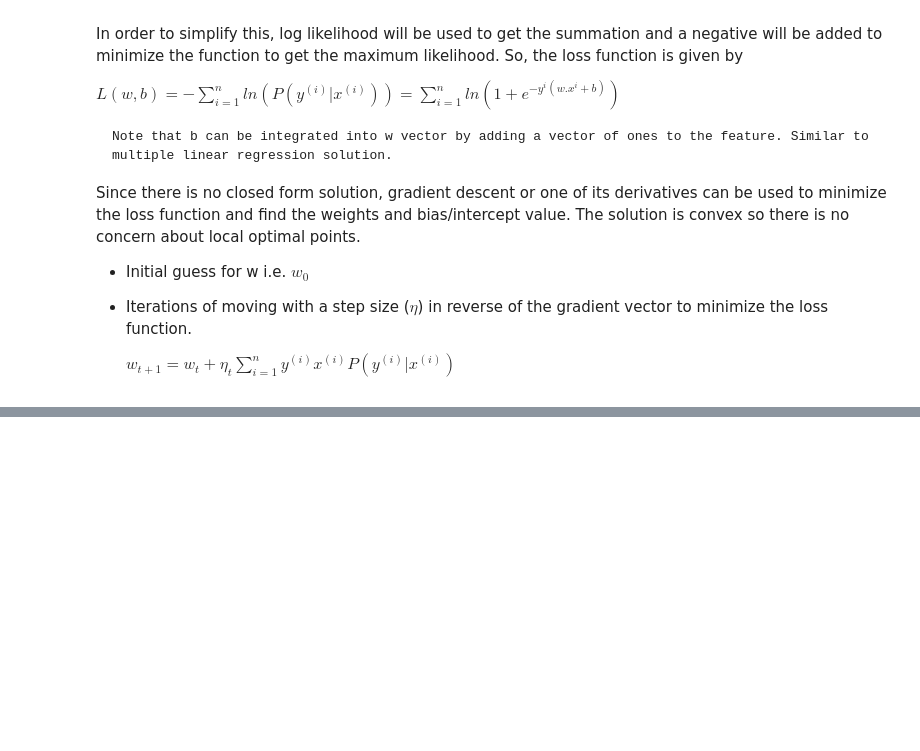
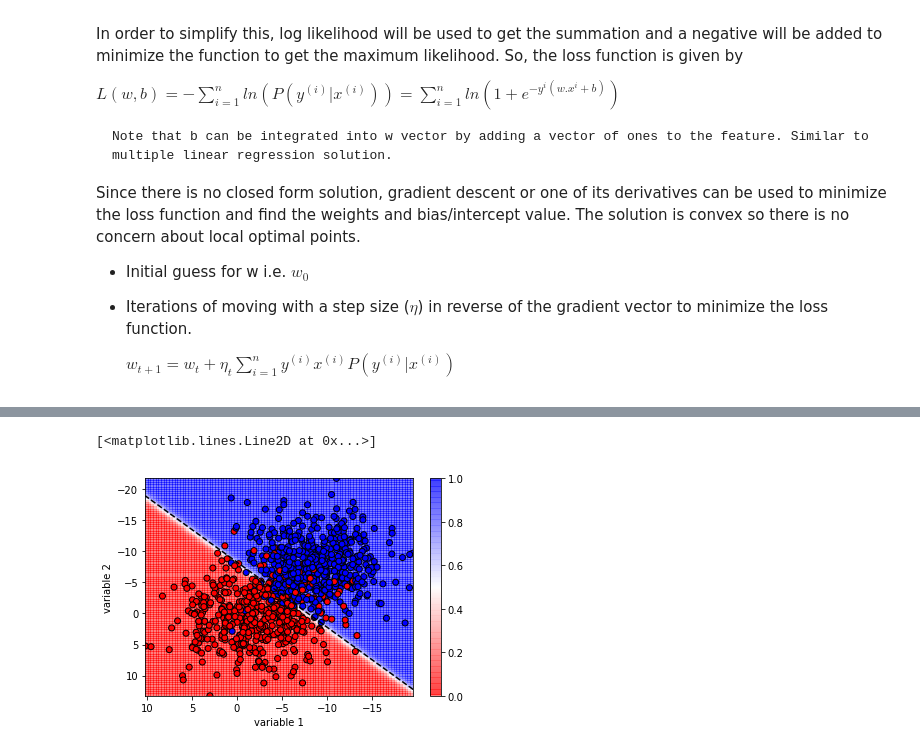
Before and after one commit to MHadavand/Lessons, a Jupyter notebook: ML/LogisticRegression/LogisticRegression.ipynb, the cells around one changed output, grey strips where cells are left out. Saved outputs shown, nothing was run; the diff lists cells and outputs as text; code cells hidden in the pictures; blank space fills up the shorter version.

```diff
--- a/ML/LogisticRegression/LogisticRegression.ipynb
+++ b/ML/LogisticRegression/LogisticRegression.ipynb
@@ -64,0 +86,4 @@ Since there is no closed form solution, gradient descent or one of its derivativ
+# %%
+random_index = np.random.rand(n_samples)>0.3
+Xtrain = X[random_index]; ytrain = y[random_index]
+Xtest = X[~random_index]; ytest = y[~random_index]
@@ -64,0 +118,20 @@ Since there is no closed form solution, gradient descent or one of its derivativ
+# %%
+x1 = np.linspace(np.min(X[:,0]), np.max(X[:,0]), 100) # Rows
+x2 = np.linspace(np.min(X[:,1]), np.max(X[:,1]), 100) # columns
+xx1,xx2  = np.meshgrid(x1, x2)
+prob = np.zeros(xx1.shape)
+for i in range(100):
+    for j in range(100):
+        prob[i,j] = clf.predict_proba([[xx1[i,j],xx2[i,j]]])[0][1]
+# %%
+fig, ax = plt.subplots()
+plot = ax.pcolor(xx1, xx2, prob, cmap = 'bwr_r', alpha =0.5)
+cbar = fig.colorbar(plot)
+ax.scatter(X[:,0], X[:,1], c= [colors[i] for i in y], edgecolor='k')
+ax.set_xlim([np.max(X[:,0]), np.min(X[:,0])])
+ax.set_ylim([np.max(X[:,1]), np.min(X[:,1])])
+ax.set_xlabel('variable 1'); ax.set_ylabel('variable 2')
+ax.plot(x1, (-w[0]*x1-b)/w[1], ls ='--', c='k')
+# %% [output]
+[<matplotlib.lines.Line2D at 0x...>]
+[figure, added]
```
Also changed, not shown: parts of 9 cells of this notebook, 8 other files.
